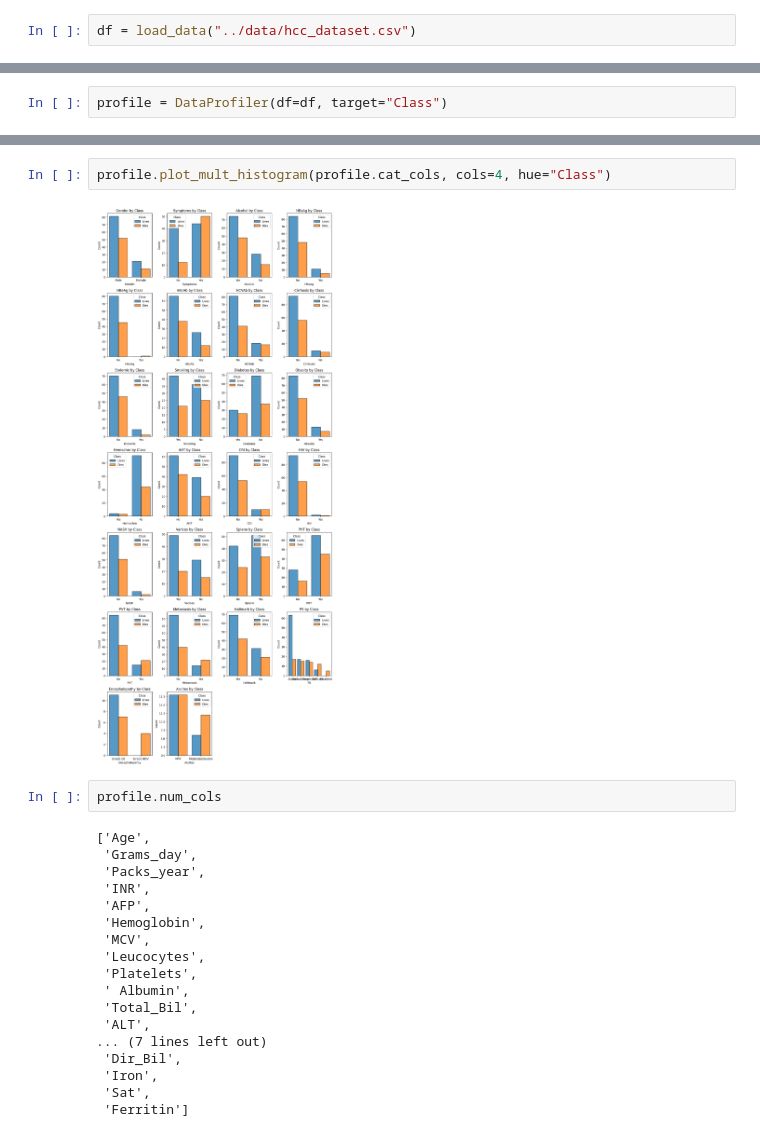
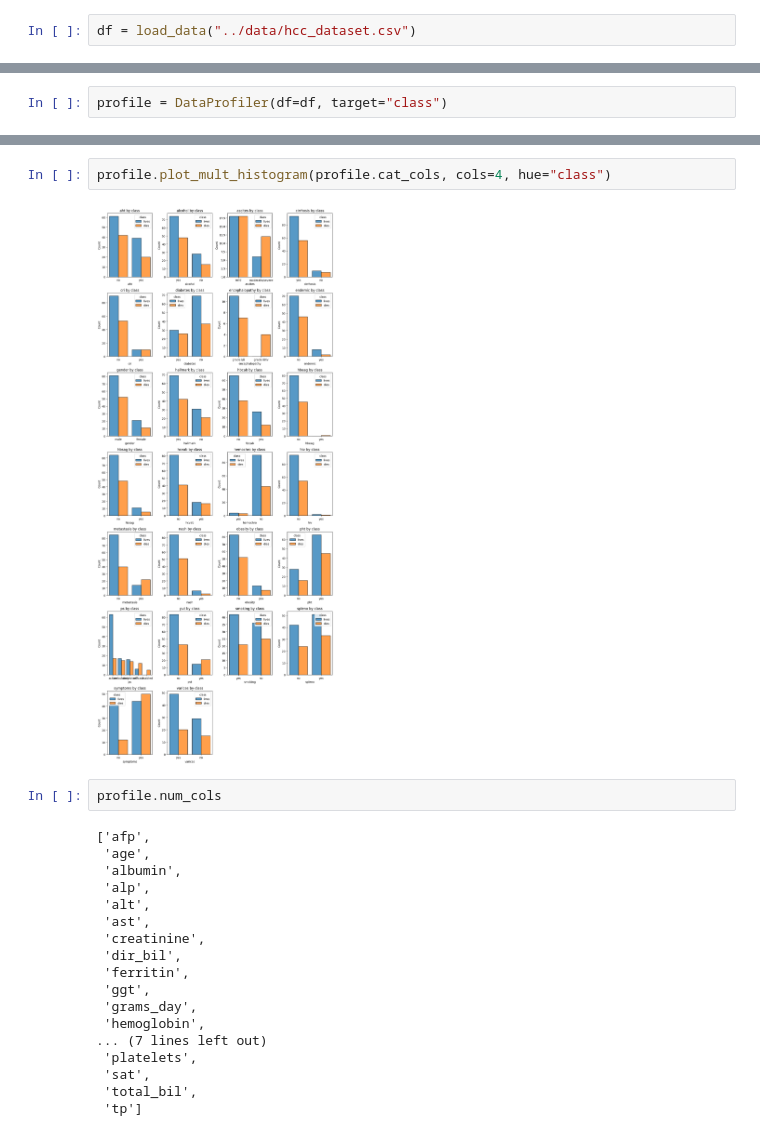
Before and after one commit to miriamspsantos/data-auditor, a Jupyter notebook: notebooks/01_eda_and_cleaning.ipynb, the cells around one changed output, grey strips where cells are left out. Saved outputs shown, nothing was run; the diff lists cells and outputs as text.

```diff
--- a/notebooks/01_eda_and_cleaning.ipynb
+++ b/notebooks/01_eda_and_cleaning.ipynb
@@ -25,6 +25,6 @@ df
 165 rows × 50 columns
 # %%
-profile = DataProfiler(df=df, target="Class")
+profile = DataProfiler(df=df, target="class")
 # %%
 profile.print_report()
 # %% [output]
@@ -72,25 +72,25 @@ profile.plot_mult_histogram(profile.num_cols, cols=4, hue="Class")
 # %%
-profile.plot_mult_histogram(profile.cat_cols, cols=4, hue="Class")
+profile.plot_mult_histogram(profile.cat_cols, cols=4, hue="class")
 # %% [output]
-[figure, old version]
+[figure, new version]
 # %%
 profile.num_cols
 # %% [output]
-['Age',
- 'Grams_day',
- 'Packs_year',
- 'INR',
- 'AFP',
- 'Hemoglobin',
- 'MCV',
- 'Leucocytes',
- 'Platelets',
- ' Albumin',
- 'Total_Bil',
- 'ALT',
+['afp',
+ 'age',
+ 'albumin',
+ 'alp',
+ 'alt',
+ 'ast',
+ 'creatinine',
+ 'dir_bil',
+ 'ferritin',
+ 'ggt',
+ 'grams_day',
+ 'hemoglobin',
 ... (7 lines left out)
- 'Dir_Bil',
- 'Iron',
- 'Sat',
- 'Ferritin']
+ 'platelets',
+ 'sat',
+ 'total_bil',
+ 'tp']
 # %%
```
Also changed, not shown: parts of 15 cells of this notebook, 1 other file.
